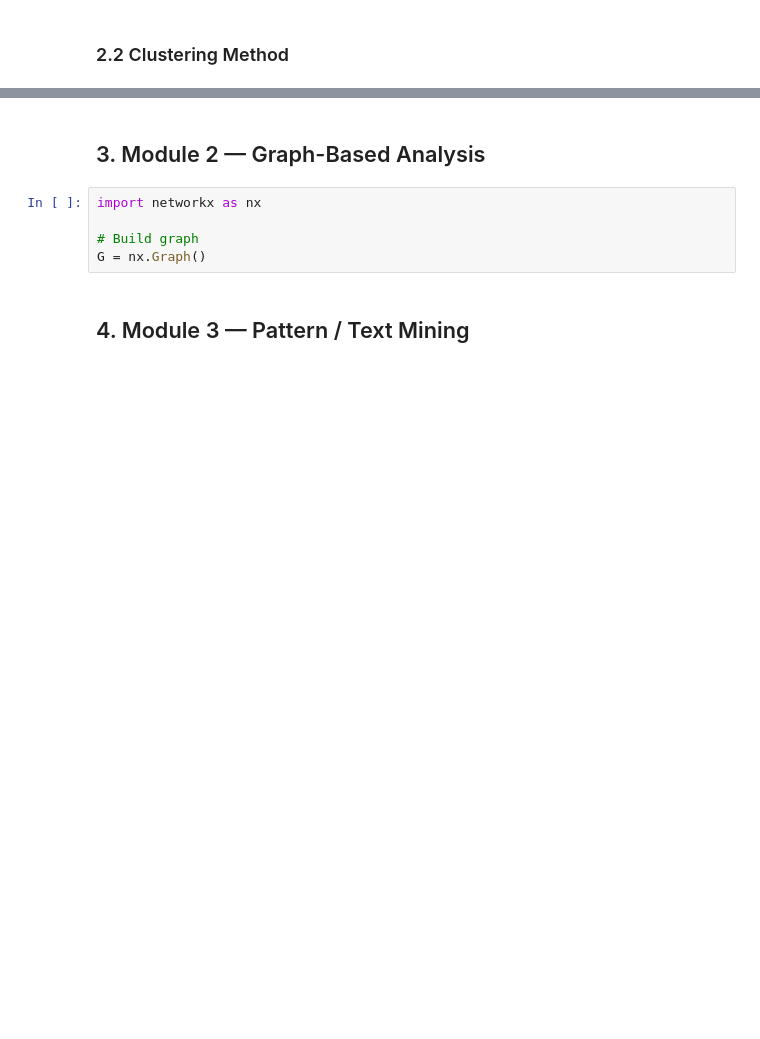
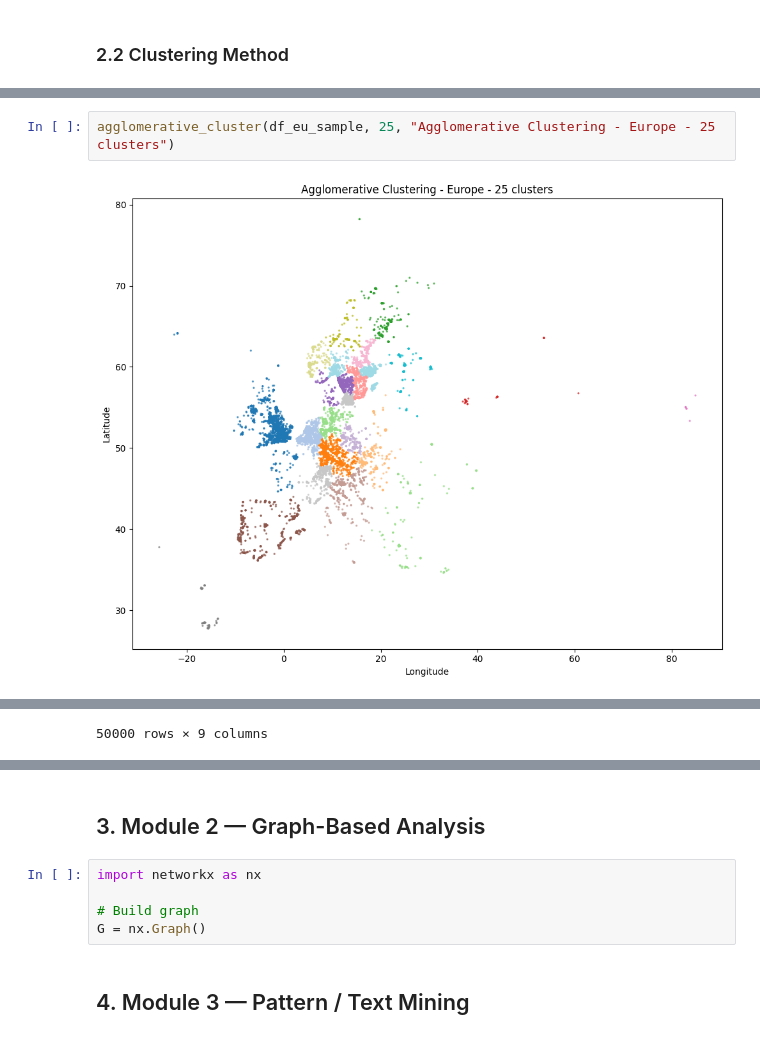
Before and after one commit to RusnacAM/Data-Mining, a Jupyter notebook: data_mining_project_report.ipynb, the cells around one changed output, grey strips where cells are left out. Saved outputs shown, nothing was run; the diff lists cells and outputs as text; blank space fills up the shorter version.

```diff
--- a/data_mining_project_report.ipynb
+++ b/data_mining_project_report.ipynb
@@ -321,0 +331,4 @@ labels = None
+# %%
+agglomerative_cluster(df_eu_sample, 25, "Agglomerative Clustering - Europe - 25 clusters")
+# %% [output]
+[figure, added]
@@ -321,0 +347 @@ labels = None
+50000 rows × 9 columns
```
Also changed, not shown: parts of 21 cells of this notebook.
